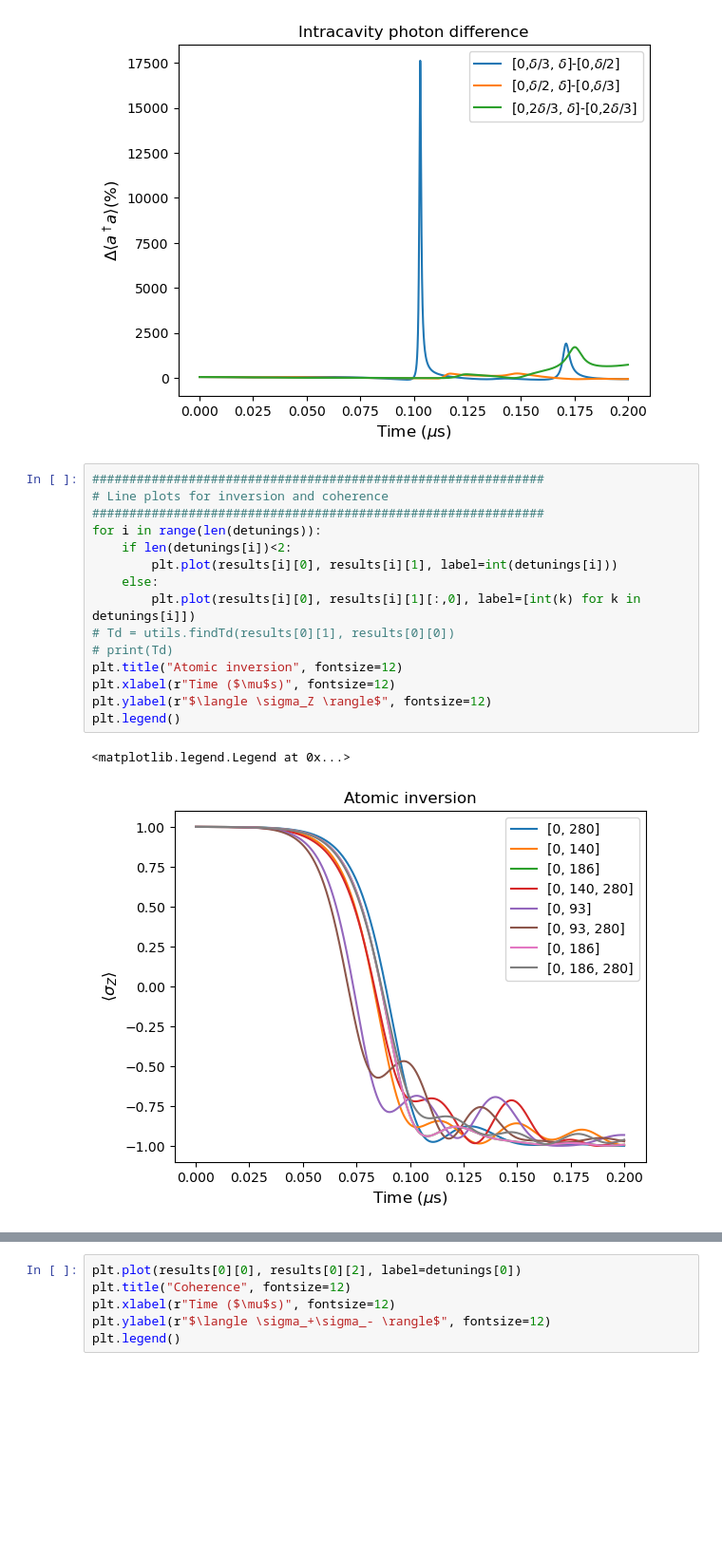
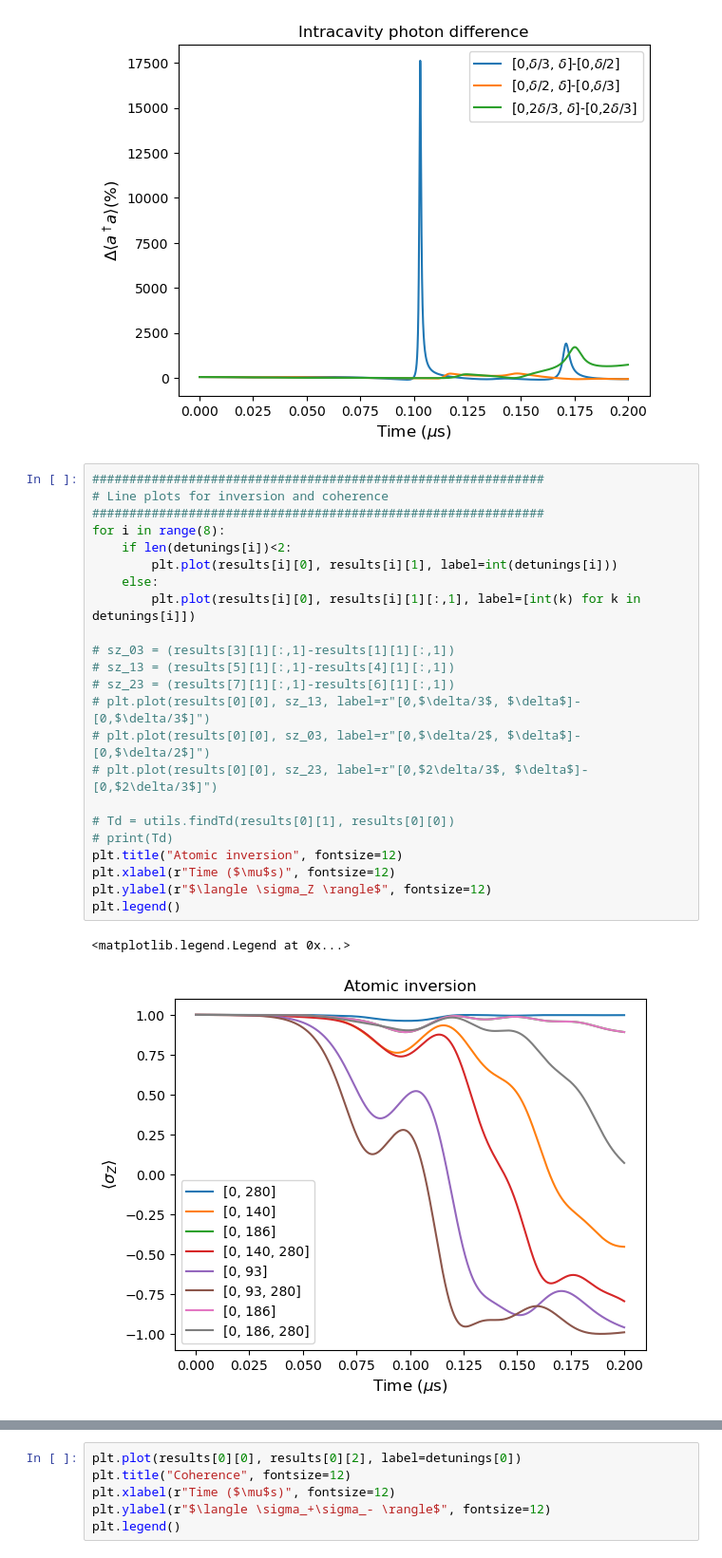
Before and after one commit to VodkaSin/Cuda_C_spin_sync, a Jupyter notebook: CUDA_code/cuda_run-fixed-head (1).ipynb, the cells around one changed output, grey strips where cells are left out. Shown at 95% size. Drawn from its saved outputs; the diff is of its cells as text; blank space fills up the shorter version.

Commit message:
Plots for intermediate test

```diff
--- a/CUDA_code/cuda_run-fixed-head (1).ipynb
+++ b/CUDA_code/cuda_run-fixed-head (1).ipynb
@@ -274,18 +274,26 @@ plt.legend()
 # %%
 #############################################################
 # Line plots for inversion and coherence
 #############################################################
-for i in range(len(detunings)):
+for i in range(8):
     if len(detunings[i])<2:
         plt.plot(results[i][0], results[i][1], label=int(detunings[i]))
     else:
-        plt.plot(results[i][0], results[i][1][:,0], label=[int(k) for k in detunings[i]])
+        plt.plot(results[i][0], results[i][1][:,1], label=[int(k) for k in detunings[i]])
+
+# sz_03 = (results[3][1][:,1]-results[1][1][:,1])
+# sz_13 = (results[5][1][:,1]-results[4][1][:,1])
+# sz_23 = (results[7][1][:,1]-results[6][1][:,1])
+# plt.plot(results[0][0], sz_13, label=r"[0,$\delta/3$, $\delta$]-[0,$\delta/3$]")
+# plt.plot(results[0][0], sz_03, label=r"[0,$\delta/2$, $\delta$]-[0,$\delta/2$]")
+# plt.plot(results[0][0], sz_23, label=r"[0,$2\delta/3$, $\delta$]-[0,$2\delta/3$]")
+
 # Td = utils.findTd(results[0][1], results[0][0])
 # print(Td)
 plt.title("Atomic inversion", fontsize=12)
 plt.xlabel(r"Time ($\mu$s)", fontsize=12)
 plt.ylabel(r"$\langle \sigma_Z \rangle$", fontsize=12)
 plt.legend()
 # %% [output]
 <matplotlib.legend.Legend at 0x...>
-[figure, old version]
+[figure, new version]
```
Also changed, not shown: parts of 2 cells of this notebook.
